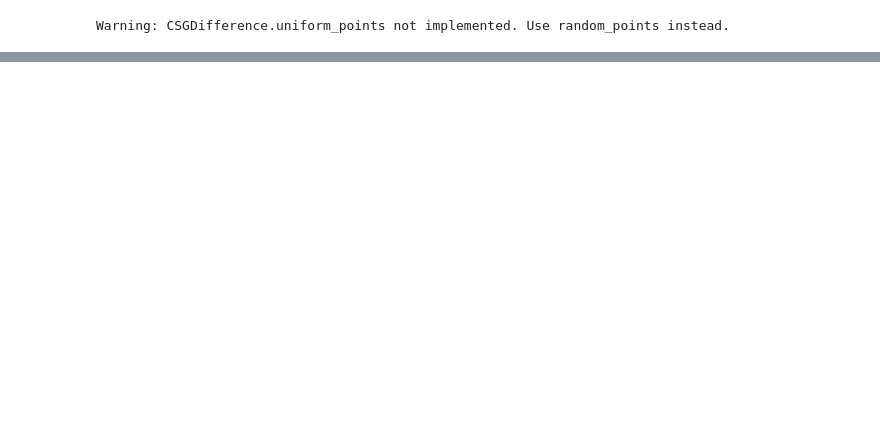
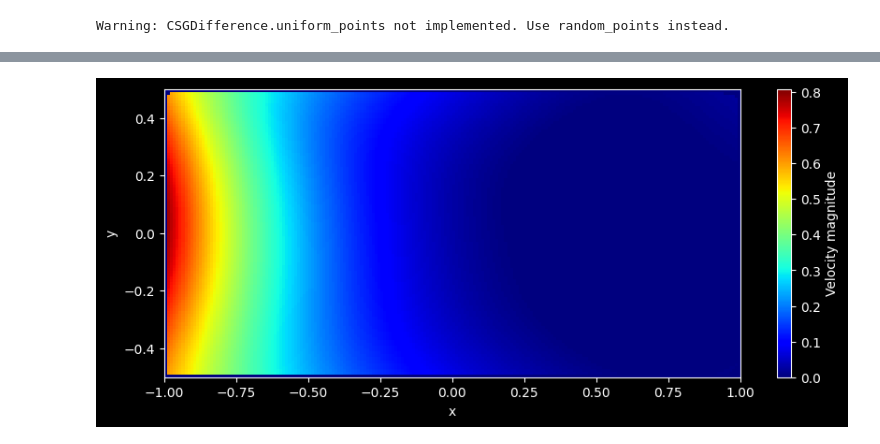
Before and after one commit to Andreea720/challenge_Navier_Stokes_ResNet, a Jupyter notebook: navier_stokes.ipynb, the cells around one changed output, grey strips where cells are left out. Cells and saved outputs as stored; diff of their text form; code cells hidden in the pictures; blank space fills up the shorter version.

```diff
--- a/navier_stokes.ipynb
+++ b/navier_stokes.ipynb
@@ -221,0 +260,45 @@ for i in range(num_frames):
+# %%
+import matplotlib.pyplot as plt
+from matplotlib.animation import FuncAnimation, FFMpegWriter
+import numpy as np
+from scipy.interpolate import griddata
+
+# Use a manageable number of prediction points
+num_points = 5000
+samples = geom.random_points(num_points)
+result = model.predict(samples)
+
+u = result[:, 0]
+v = result[:, 1]
+speed = np.sqrt(u**2 + v**2)
+
+# Regular grid for plotting
+grid_x, grid_y = np.meshgrid(np.linspace(-L/2, L/2, 200),
+                             np.linspace(-D/2, D/2, 100))
+grid_speed = griddata(samples, speed, (grid_x, grid_y), method='cubic', fill_value=0)
+
+fig, ax = plt.subplots(figsize=(10, 4))
+cax = ax.imshow(grid_speed, extent=(-L/2, L/2, -D/2, D/2),
+                origin='lower', cmap='jet', vmin=0, vmax=speed.max())
+ax.set_xlabel('x')
+ax.set_ylabel('y')
+fig.colorbar(cax, ax=ax, label='Velocity magnitude')
+
+# Create fake animation by shifting colormap phase
+def update(frame):
+    ax.clear()
+    shift = 0.05 * np.sin(frame / 10)  # small oscillation to mimic flow
+    cax = ax.imshow(grid_speed + shift, extent=(-L/2, L/2, -D/2, D/2),
+                    origin='lower', cmap='jet', vmin=0, vmax=speed.max())
+    ax.set_xlabel('x')
+    ax.set_ylabel('y')
+    return cax,
+
+ani = FuncAnimation(fig, update, frames=100, interval=50)
+
+# Save video
+writer = FFMpegWriter(fps=20)
+ani.save("flow_field.mp4", writer=writer, dpi=200)
+plt.show()
+# %% [output]
+[figure, added]
```
Also changed, not shown: parts of 6 cells of this notebook.
